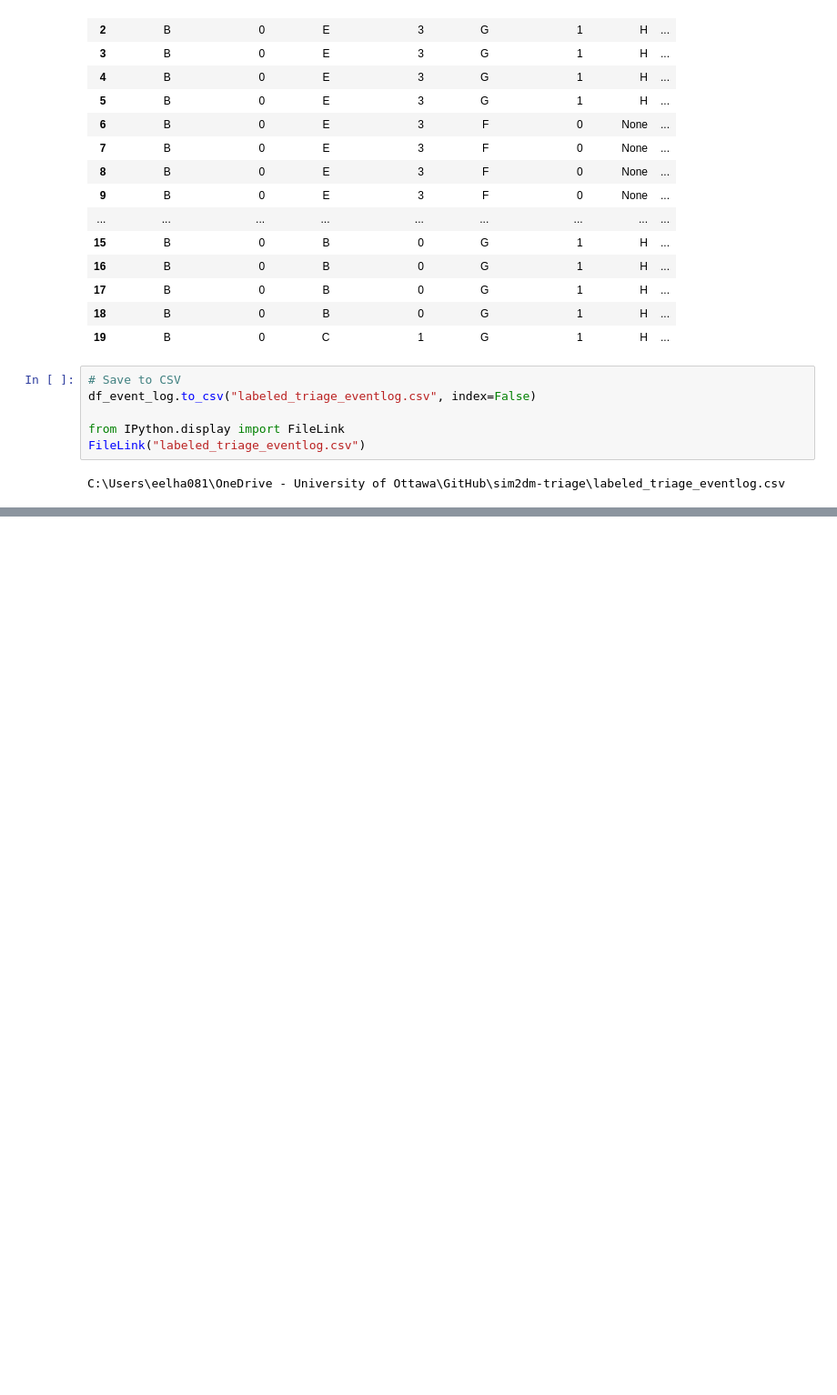
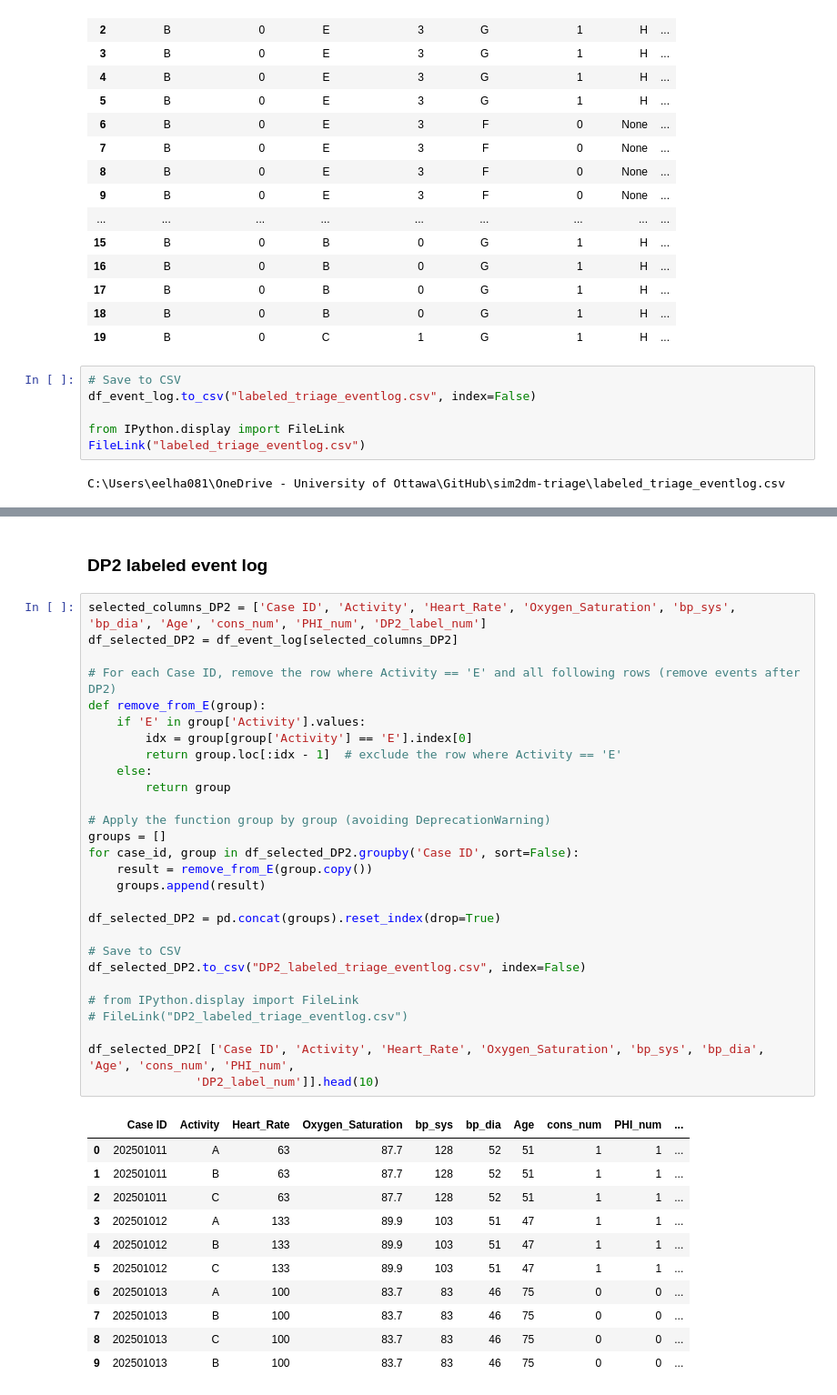
Before and after one commit to erfan-el/sim2dm-triage, a Jupyter notebook: triage_eventlog_preprocessing.ipynb, the cells around one changed output, grey strips where cells are left out. Shown at 91% size. Saved outputs shown, nothing was run; the diff lists cells and outputs as text; blank space fills up the shorter version.

```diff
--- a/triage_eventlog_preprocessing.ipynb
+++ b/triage_eventlog_preprocessing.ipynb
@@ -259,0 +322,42 @@ C:\Users\eelha081\OneDrive - University of Ottawa\GitHub\sim2dm-triage\labeled_t
+# %% [markdown]
+### DP2 labeled event log
+# %%
+selected_columns_DP2 = ['Case ID', 'Activity', 'Heart_Rate', 'Oxygen_Saturation', 'bp_sys', 'bp_dia', 'Age', 'cons_num', 'PHI_num', 'DP2_label_num']
+df_selected_DP2 = df_event_log[selected_columns_DP2]
+
+# For each Case ID, remove the row where Activity == 'E' and all following rows (remove events after DP2)
+def remove_from_E(group):
+    if 'E' in group['Activity'].values:
+        idx = group[group['Activity'] == 'E'].index[0]
+        return group.loc[:idx - 1]  # exclude the row where Activity == 'E'
+    else:
+        return group
+
+# Apply the function group by group (avoiding DeprecationWarning)
+groups = []
+for case_id, group in df_selected_DP2.groupby('Case ID', sort=False):
+    result = remove_from_E(group.copy())
+    groups.append(result)
+
+df_selected_DP2 = pd.concat(groups).reset_index(drop=True)
+
+# Save to CSV
+df_selected_DP2.to_csv("DP2_labeled_triage_eventlog.csv", index=False)
+
+# from IPython.display import FileLink
+# FileLink("DP2_labeled_triage_eventlog.csv")
+
+df_selected_DP2[ ['Case ID', 'Activity', 'Heart_Rate', 'Oxygen_Saturation', 'bp_sys', 'bp_dia', 'Age', 'cons_num', 'PHI_num',
+               'DP2_label_num']].head(10)
+# %% [output]
+|  | Case ID | Activity | Heart_Rate | Oxygen_Saturation | bp_sys | bp_dia | Age | cons_num | PHI_num | ... |
+| 0 | 202501011 | A | 63 | 87.7 | 128 | 52 | 51 | 1 | 1 | ... |
+| 1 | 202501011 | B | 63 | 87.7 | 128 | 52 | 51 | 1 | 1 | ... |
+| 2 | 202501011 | C | 63 | 87.7 | 128 | 52 | 51 | 1 | 1 | ... |
+| 3 | 202501012 | A | 133 | 89.9 | 103 | 51 | 47 | 1 | 1 | ... |
+| 4 | 202501012 | B | 133 | 89.9 | 103 | 51 | 47 | 1 | 1 | ... |
+| 5 | 202501012 | C | 133 | 89.9 | 103 | 51 | 47 | 1 | 1 | ... |
+| 6 | 202501013 | A | 100 | 83.7 | 83 | 46 | 75 | 0 | 0 | ... |
+| 7 | 202501013 | B | 100 | 83.7 | 83 | 46 | 75 | 0 | 0 | ... |
+| 8 | 202501013 | C | 100 | 83.7 | 83 | 46 | 75 | 0 | 0 | ... |
+| 9 | 202501013 | B | 100 | 83.7 | 83 | 46 | 75 | 0 | 0 | ... |
```
Also changed, not shown: parts of 16 cells of this notebook, 6 other files.
